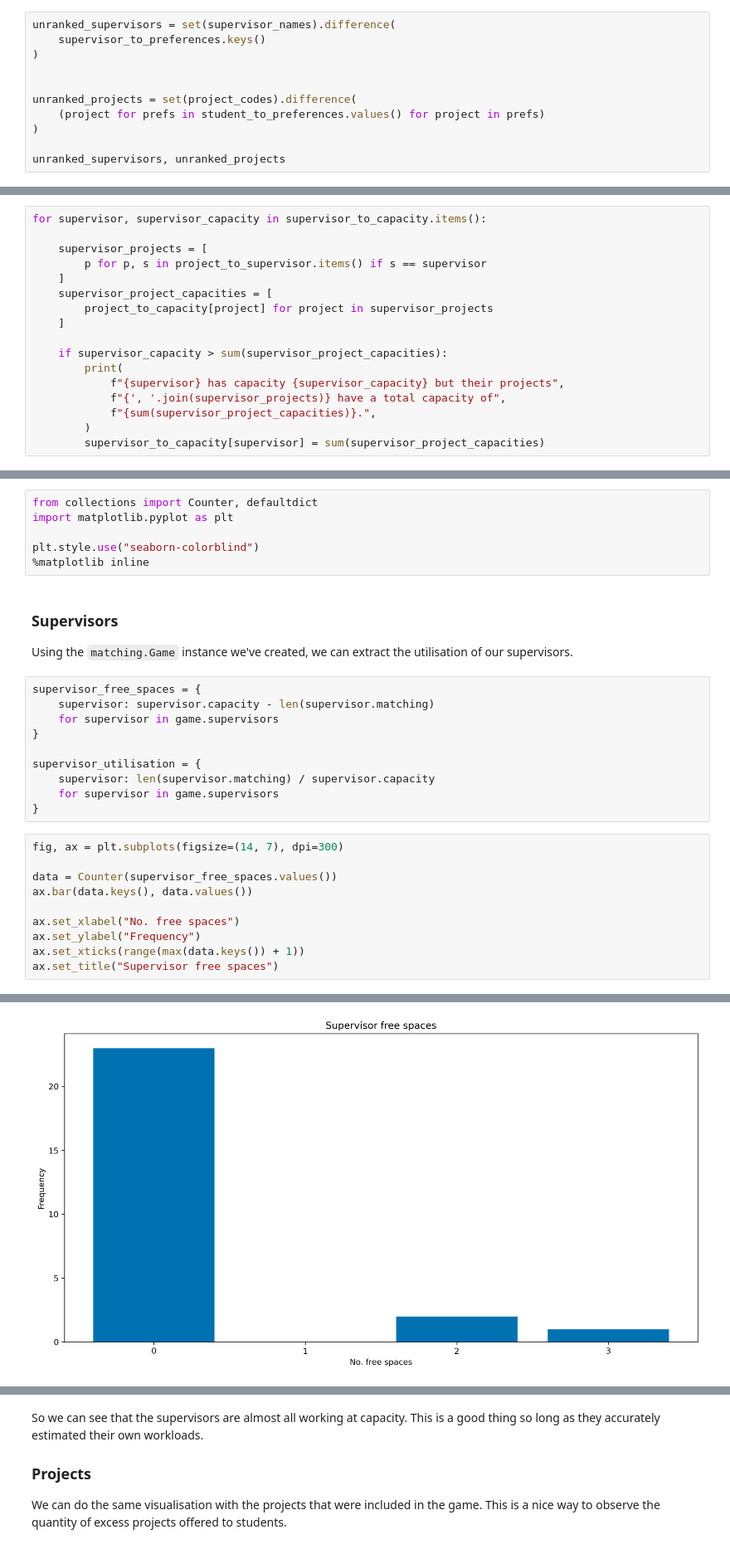
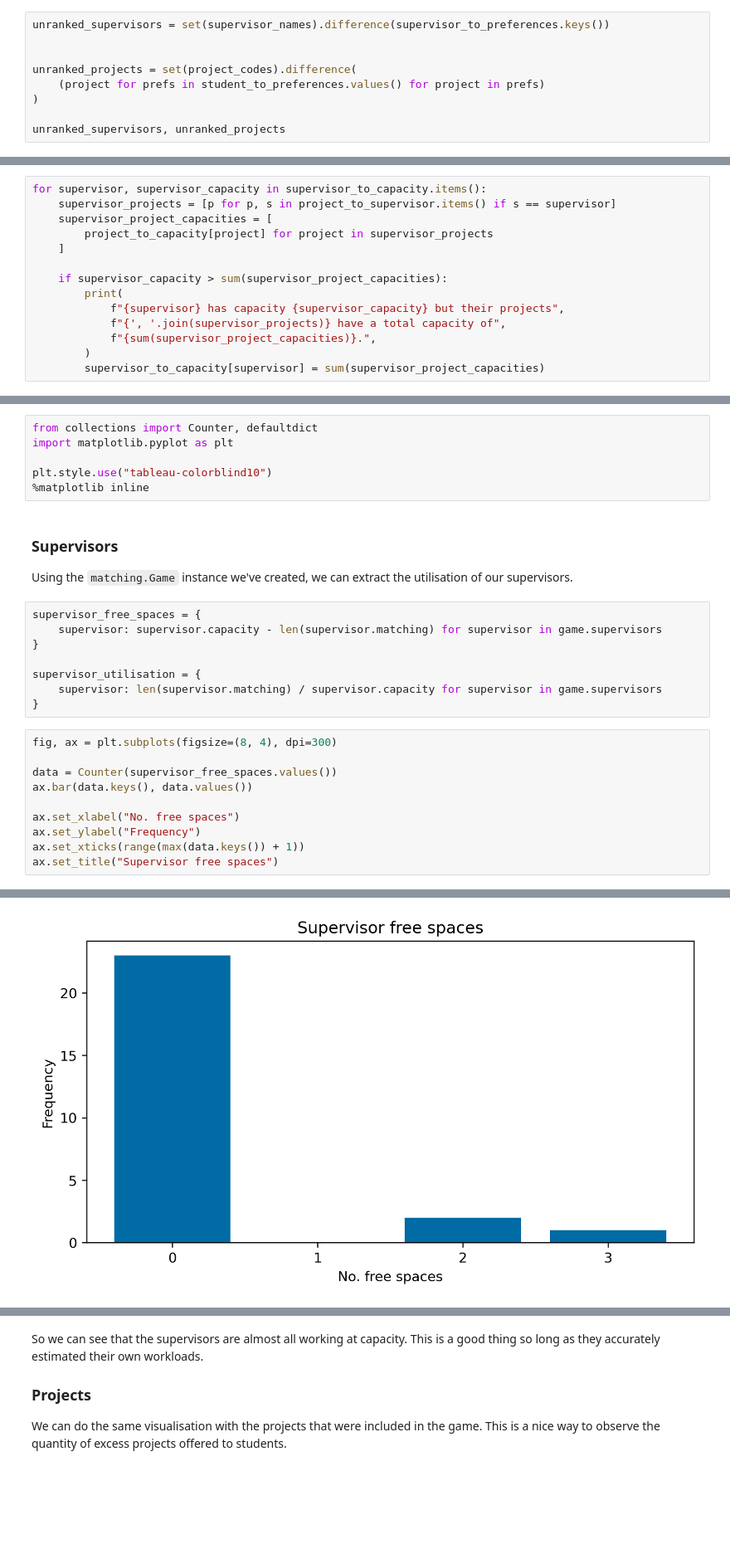
Before and after one commit to daffidwilde/matching, a Jupyter notebook: docs/tutorials/project_allocation/main.ipynb, the cells around one changed output, grey strips where cells are left out. Shown: that part at 83% size. Saved outputs shown, nothing was run; the diff lists cells and outputs as text; blank space fills up the shorter version.

```diff
--- a/docs/tutorials/project_allocation/main.ipynb
+++ b/docs/tutorials/project_allocation/main.ipynb
@@ -193,9 +190,7 @@ To begin, we have to go back through `supervisor_to_capacity` to remove any unra
 
 It should follow that if a supervisor is unranked then none of their projects are either.
 # %%
-unranked_supervisors = set(supervisor_names).difference(
-    supervisor_to_preferences.keys()
-)
+unranked_supervisors = set(supervisor_names).difference(supervisor_to_preferences.keys())
 
 
 unranked_projects = set(project_codes).difference(
@@ -259,10 +254,7 @@ X0 has a capacity of 8 but X has capacity 7.
 Now we can make sure that no supervisor is providing more spaces than they're offering through their projects.
 # %%
 for supervisor, supervisor_capacity in supervisor_to_capacity.items():
-
-    supervisor_projects = [
-        p for p, s in project_to_supervisor.items() if s == supervisor
-    ]
+    supervisor_projects = [p for p, s in project_to_supervisor.items() if s == supervisor]
     supervisor_project_capacities = [
         project_to_capacity[project] for project in supervisor_projects
     ]
@@ -312,7 +304,7 @@ The raw matching provided above is less than easy to read, let alone interpret.
 from collections import Counter, defaultdict
 import matplotlib.pyplot as plt
 
-plt.style.use("seaborn-colorblind")
+plt.style.use("tableau-colorblind10")
 %matplotlib inline
 # %% [markdown]
 ### Supervisors
@@ -320,25 +312,23 @@ plt.style.use("seaborn-colorblind")
 Using the `matching.Game` instance we've created, we can extract the utilisation of our supervisors.
 # %%
 supervisor_free_spaces = {
-    supervisor: supervisor.capacity - len(supervisor.matching)
-    for supervisor in game.supervisors
+    supervisor: supervisor.capacity - len(supervisor.matching) for supervisor in game.supervisors
 }
 
 supervisor_utilisation = {
-    supervisor: len(supervisor.matching) / supervisor.capacity
-    for supervisor in game.supervisors
+    supervisor: len(supervisor.matching) / supervisor.capacity for supervisor in game.supervisors
 }
 # %%
-fig, ax = plt.subplots(figsize=(14, 7), dpi=300)
+fig, ax = plt.subplots(figsize=(8, 4), dpi=300)
 
 data = Counter(supervisor_free_spaces.values())
 ax.bar(data.keys(), data.values())
 
 ax.set_xlabel("No. free spaces")
 ax.set_ylabel("Frequency")
 ax.set_xticks(range(max(data.keys()) + 1))
 ax.set_title("Supervisor free spaces")
 # %% [output]
 Text(0.5, 1.0, 'Supervisor free spaces')
-[figure, old version]
+[figure, new version]
 # %%
```
Also changed, not shown: parts of 11 cells of this notebook, 44 other files.
